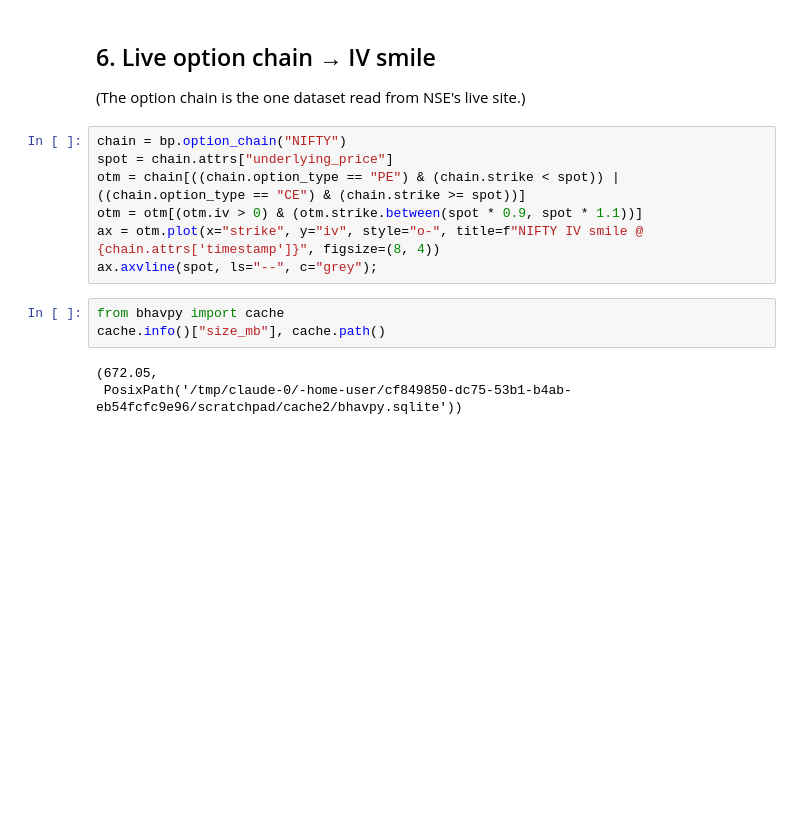
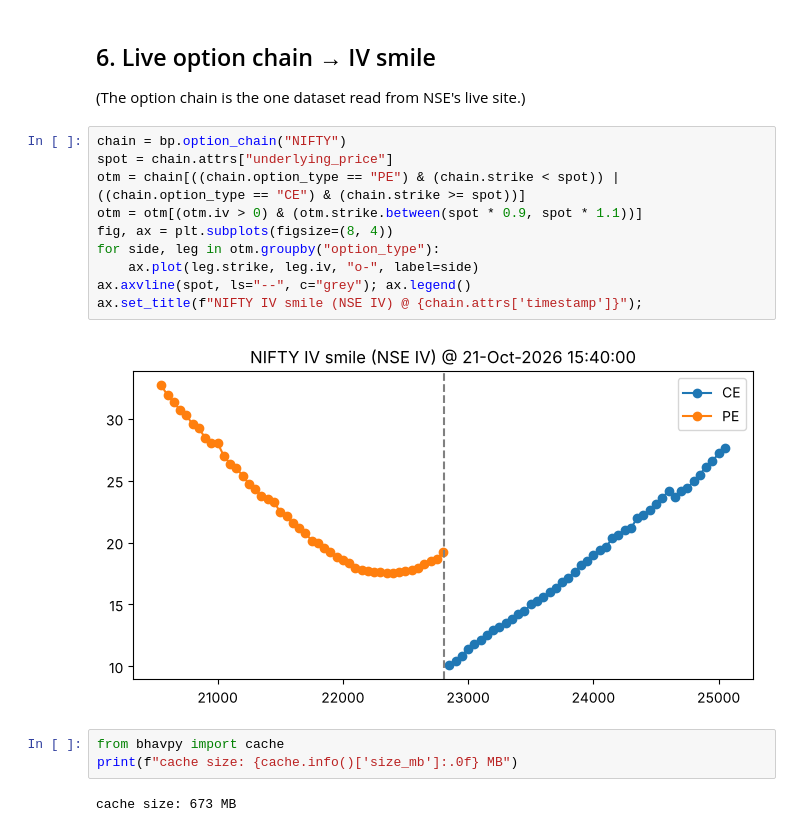
Before and after one commit to rishitmpatel/bhavpy, a Jupyter notebook: examples/quickstart.ipynb, the cells around one changed output. Drawn from its saved outputs; the diff is of its cells as text; blank space fills up the shorter version.

Commit message:
Add adjustment validation script, NIFTY 500 results, per-leg IV smile
Co-Authored-By: Claude Opus 5.5 <noreply@anthropic.com>
Claude-Session: https://claude.ai/code/session_01GdWZetmBYCR1oYWyF796t7

```diff
--- a/examples/quickstart.ipynb
+++ b/examples/quickstart.ipynb
@@ -112,13 +119,17 @@ bp.fii_dii()
 # %%
 chain = bp.option_chain("NIFTY")
 spot = chain.attrs["underlying_price"]
 otm = chain[((chain.option_type == "PE") & (chain.strike < spot)) | ((chain.option_type == "CE") & (chain.strike >= spot))]
 otm = otm[(otm.iv > 0) & (otm.strike.between(spot * 0.9, spot * 1.1))]
-ax = otm.plot(x="strike", y="iv", style="o-", title=f"NIFTY IV smile @ {chain.attrs['timestamp']}", figsize=(8, 4))
-ax.axvline(spot, ls="--", c="grey");
+fig, ax = plt.subplots(figsize=(8, 4))
+for side, leg in otm.groupby("option_type"):
+    ax.plot(leg.strike, leg.iv, "o-", label=side)
+ax.axvline(spot, ls="--", c="grey"); ax.legend()
+ax.set_title(f"NIFTY IV smile (NSE IV) @ {chain.attrs['timestamp']}");
+# %% [output]
+[figure, added]
 # %%
 from bhavpy import cache
-cache.info()["size_mb"], cache.path()
+print(f"cache size: {cache.info()['size_mb']:.0f} MB")
 # %% [output]
-(672.05,
- PosixPath('/tmp/claude-0/-home-user/cf849850-dc75-53b1-b4ab-eb54fcfc9e96/scratchpad/cache2/bhavpy.sqlite'))
+cache size: 673 MB
```
Also changed, not shown: parts of 4 cells of this notebook, 4 other files.
